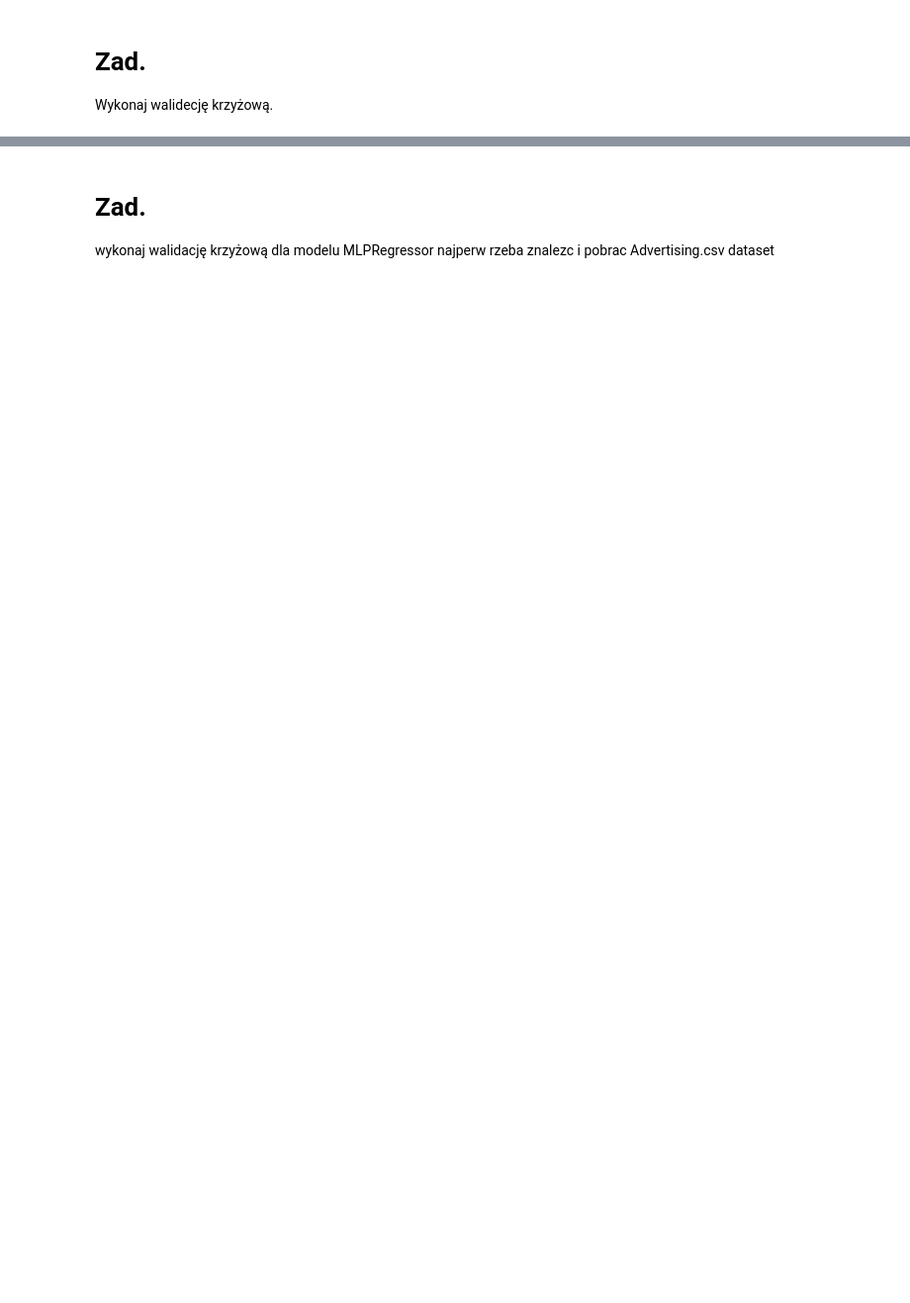
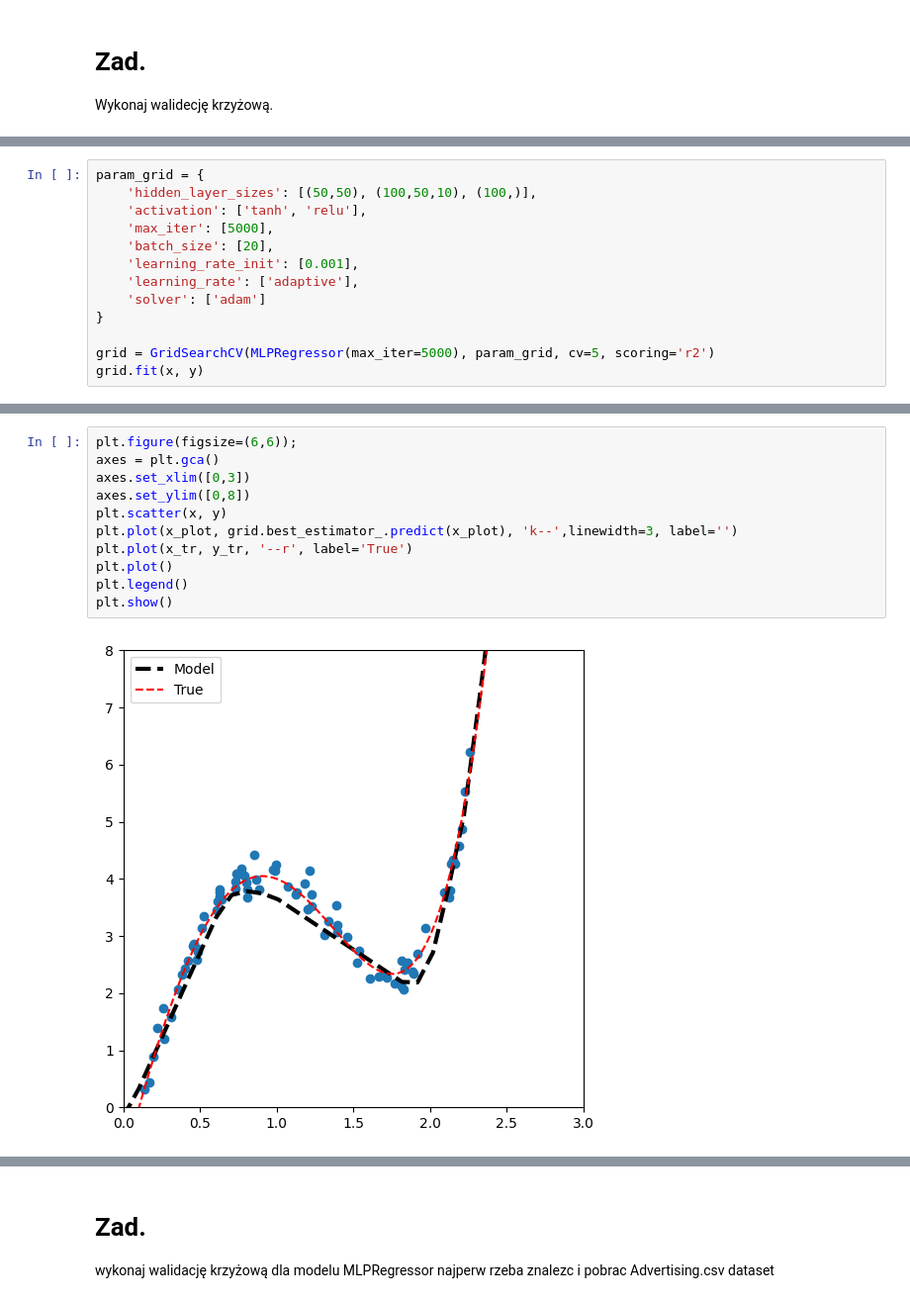
Before and after one commit to KrystianJachna/AI, a Jupyter notebook: cw10/AD_Z10_E_MLPRegressor.ipynb, the cells around one changed output, grey strips where cells are left out. Shown at 99% size. Drawn from its saved outputs; the diff is of its cells as text; blank space fills up the shorter version.

```diff
--- a/cw10/AD_Z10_E_MLPRegressor.ipynb
+++ b/cw10/AD_Z10_E_MLPRegressor.ipynb
@@ -53,0 +81,13 @@ Wykonaj walidecję krzyżową.
+# %%
+param_grid = {
+    'hidden_layer_sizes': [(50,50), (100,50,10), (100,)],
+    'activation': ['tanh', 'relu'],
+    'max_iter': [5000],
+    'batch_size': [20],
+    'learning_rate_init': [0.001],
+    'learning_rate': ['adaptive'],
+    'solver': ['adam']
+}
+
+grid = GridSearchCV(MLPRegressor(max_iter=5000), param_grid, cv=5, scoring='r2')
+grid.fit(x, y)
@@ -53,0 +103,13 @@ Wykonaj walidecję krzyżową.
+# %%
+plt.figure(figsize=(6,6));
+axes = plt.gca()
+axes.set_xlim([0,3])
+axes.set_ylim([0,8])
+plt.scatter(x, y)
+plt.plot(x_plot, grid.best_estimator_.predict(x_plot), 'k--',linewidth=3, label='')
+plt.plot(x_tr, y_tr, '--r', label='True')
+plt.plot()
+plt.legend()
+plt.show()
+# %% [output]
+[figure, added]
```
Also changed, not shown: parts of 13 cells of this notebook.
